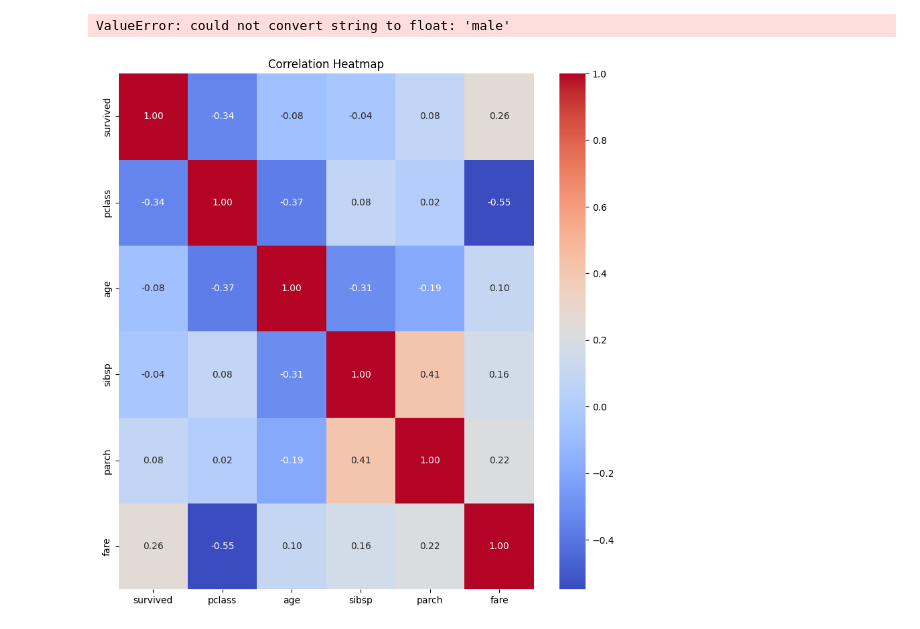
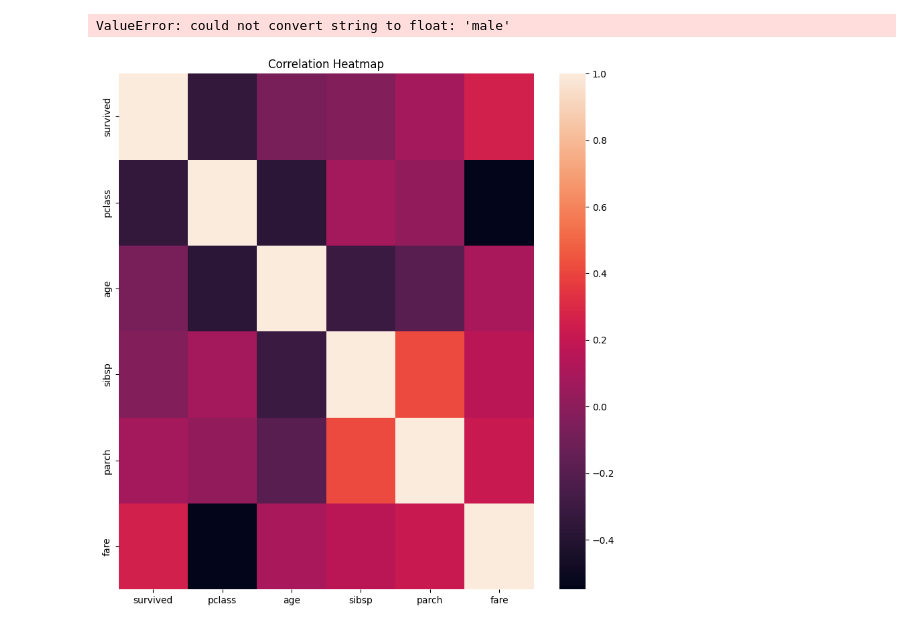
Before and after one commit to yunus6390/PKC2023, a Jupyter notebook: day_11/plot.ipynb, the cells around one changed output. Saved outputs shown, nothing was run; the diff lists cells and outputs as text; code cells hidden in the pictures.

```diff
--- a/day_11/plot.ipynb
+++ b/day_11/plot.ipynb
@@ -174,15 +174,15 @@ ValueError: could not convert string to float: 'male'
 # %%
 import seaborn as sns
 import matplotlib.pyplot as plt
 
 # Exclude non-numeric columns
 numeric_columns = kashti.select_dtypes(include=['number'])
 corr = numeric_columns.corr()
 
 # Plot the heatmap
 plt.figure(figsize=(10, 10))
-sns.heatmap(corr, annot=True, cmap='coolwarm', fmt=".2f")
+sns.heatmap(corr)
 plt.title('Correlation Heatmap')
 plt.show()
 # %% [output]
-[figure, old version]
+[figure, new version]
```
Also changed, not shown: 1 other file.
